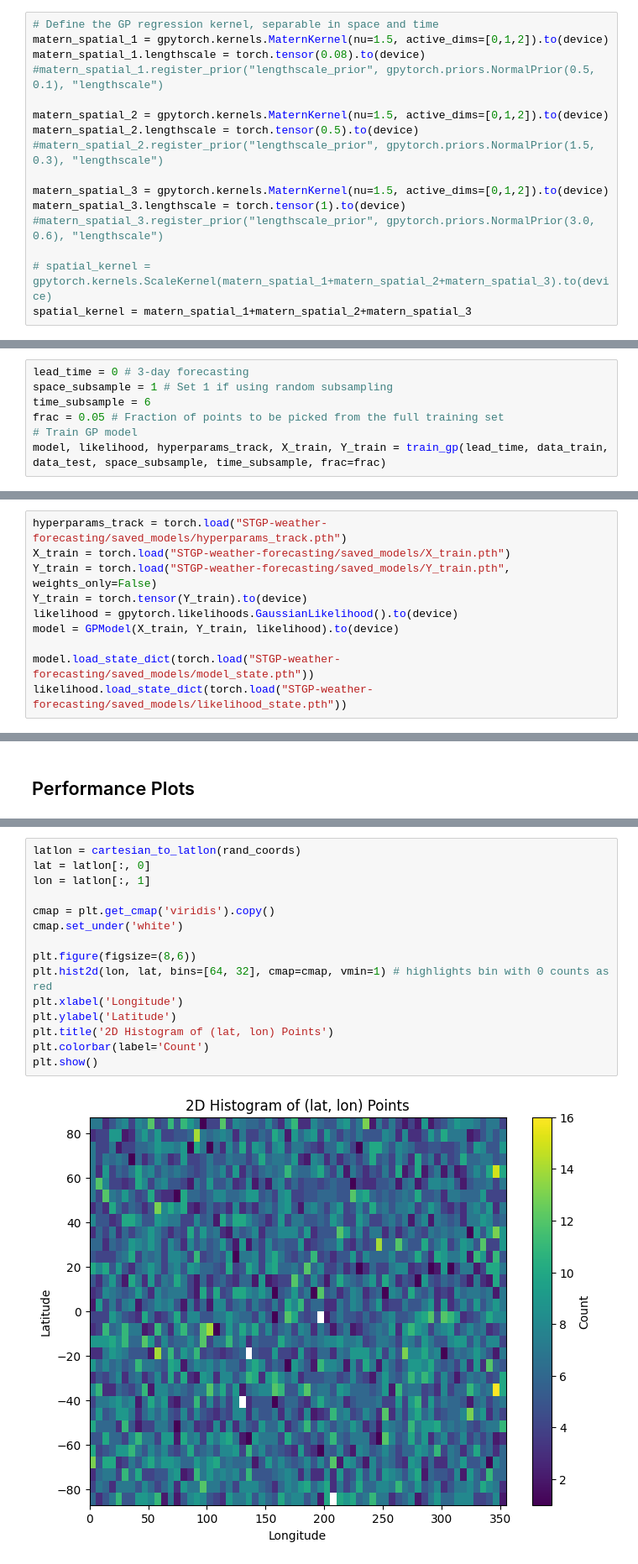
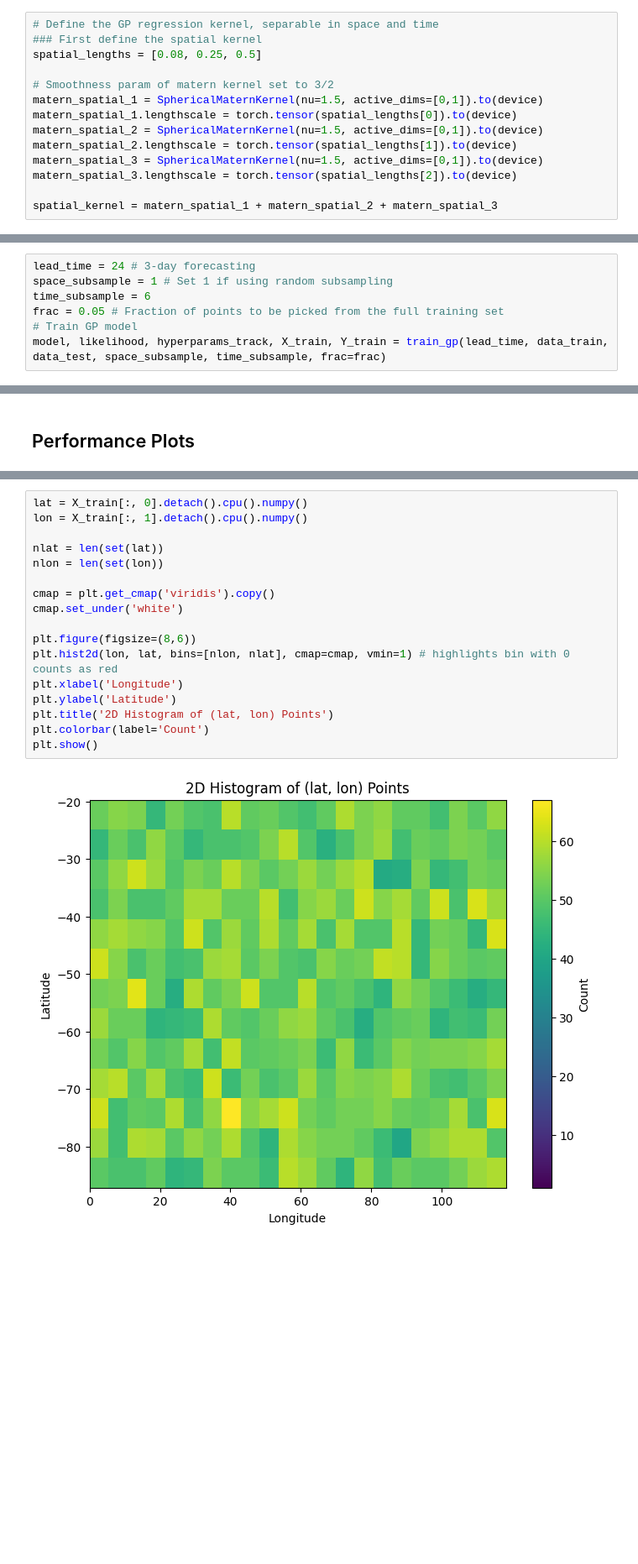
Before and after one commit to sunnyw22/STGP-for-weather-forecasting, a Jupyter notebook: GPyTorch/notebooks/Exact_GPR_monthly_z500 (latlon).ipynb, the cells around one changed output, grey strips where cells are left out. Shown at 84% size. Drawn from its saved outputs; the diff is of its cells as text; blank space fills up the shorter version.

Commit message:
added methods to intake (lat, lon) coordinates

```diff
--- a/GPyTorch/notebooks/Exact_GPR_monthly_z500 (latlon).ipynb
+++ b/GPyTorch/notebooks/Exact_GPR_monthly_z500 (latlon).ipynb
@@ -186,17 +122,15 @@ We work on the 2d-hypersphere, modeling the spatial kernel with Geometric_Kernel
 # %%
 # Define the GP regression kernel, separable in space and time
-matern_spatial_1 = gpytorch.kernels.MaternKernel(nu=1.5, active_dims=[0,1,2]).to(device)
-matern_spatial_1.lengthscale = torch.tensor(0.08).to(device)
-#matern_spatial_1.register_prior("lengthscale_prior", gpytorch.priors.NormalPrior(0.5, 0.1), "lengthscale")
+### First define the spatial kernel
+spatial_lengths = [0.08, 0.25, 0.5]
 
-matern_spatial_2 = gpytorch.kernels.MaternKernel(nu=1.5, active_dims=[0,1,2]).to(device)
-matern_spatial_2.lengthscale = torch.tensor(0.5).to(device)
-#matern_spatial_2.register_prior("lengthscale_prior", gpytorch.priors.NormalPrior(1.5, 0.3), "lengthscale")
+# Smoothness param of matern kernel set to 3/2
+matern_spatial_1 = SphericalMaternKernel(nu=1.5, active_dims=[0,1]).to(device)
+matern_spatial_1.lengthscale = torch.tensor(spatial_lengths[0]).to(device)
+matern_spatial_2 = SphericalMaternKernel(nu=1.5, active_dims=[0,1]).to(device)
+matern_spatial_2.lengthscale = torch.tensor(spatial_lengths[1]).to(device)
+matern_spatial_3 = SphericalMaternKernel(nu=1.5, active_dims=[0,1]).to(device)
+matern_spatial_3.lengthscale = torch.tensor(spatial_lengths[2]).to(device)
 
-matern_spatial_3 = gpytorch.kernels.MaternKernel(nu=1.5, active_dims=[0,1,2]).to(device)
-matern_spatial_3.lengthscale = torch.tensor(1).to(device)
-#matern_spatial_3.register_prior("lengthscale_prior", gpytorch.priors.NormalPrior(3.0, 0.6), "lengthscale")
-
-# spatial_kernel = gpytorch.kernels.ScaleKernel(matern_spatial_1+matern_spatial_2+matern_spatial_3).to(device)
-spatial_kernel = matern_spatial_1+matern_spatial_2+matern_spatial_3
+spatial_kernel = matern_spatial_1 + matern_spatial_2 + matern_spatial_3
 # %%
@@ -355,7 +260,7 @@ def train_gp(lead_time_h, data_train, data_test, space_subsample=1, time_subsamp
 
     return model, likelihood, hyperparams_track, X_train, Y_train
 # %%
-lead_time = 0 # 3-day forecasting
+lead_time = 24 # 3-day forecasting
 space_subsample = 1 # Set 1 if using random subsampling
 time_subsample = 6
 frac = 0.05 # Fraction of points to be picked from the full training set
@@ -382,10 +277,0 @@ time_subsample = 6
-# %%
-hyperparams_track = torch.load("STGP-weather-forecasting/saved_models/hyperparams_track.pth")
-X_train = torch.load("STGP-weather-forecasting/saved_models/X_train.pth")
-Y_train = torch.load("STGP-weather-forecasting/saved_models/Y_train.pth", weights_only=False)
-Y_train = torch.tensor(Y_train).to(device)
-likelihood = gpytorch.likelihoods.GaussianLikelihood().to(device)
-model = GPModel(X_train, Y_train, likelihood).to(device)
-
-model.load_state_dict(torch.load("STGP-weather-forecasting/saved_models/model_state.pth"))
-likelihood.load_state_dict(torch.load("STGP-weather-forecasting/saved_models/likelihood_state.pth"))
@@ -451,20 +359,22 @@ plt.show()
 # %%
-latlon = cartesian_to_latlon(rand_coords)
-lat = latlon[:, 0]
-lon = latlon[:, 1]
+lat = X_train[:, 0].detach().cpu().numpy()
+lon = X_train[:, 1].detach().cpu().numpy()
+
+nlat = len(set(lat))
+nlon = len(set(lon))
 
 cmap = plt.get_cmap('viridis').copy()
 cmap.set_under('white')
 
 plt.figure(figsize=(8,6))
-plt.hist2d(lon, lat, bins=[64, 32], cmap=cmap, vmin=1) # highlights bin with 0 counts as red
+plt.hist2d(lon, lat, bins=[nlon, nlat], cmap=cmap, vmin=1) # highlights bin with 0 counts as red
 plt.xlabel('Longitude')
 plt.ylabel('Latitude')
 plt.title('2D Histogram of (lat, lon) Points')
 plt.colorbar(label='Count')
 plt.show()
 # %% [output]
-[figure, old version]
+[figure, new version]
 # %%
 # Convert your tracking list into a DataFrame
 df = pd.DataFrame(hyperparams_track)
```
Also changed, not shown: parts of 36 cells of this notebook, 8 other files.
